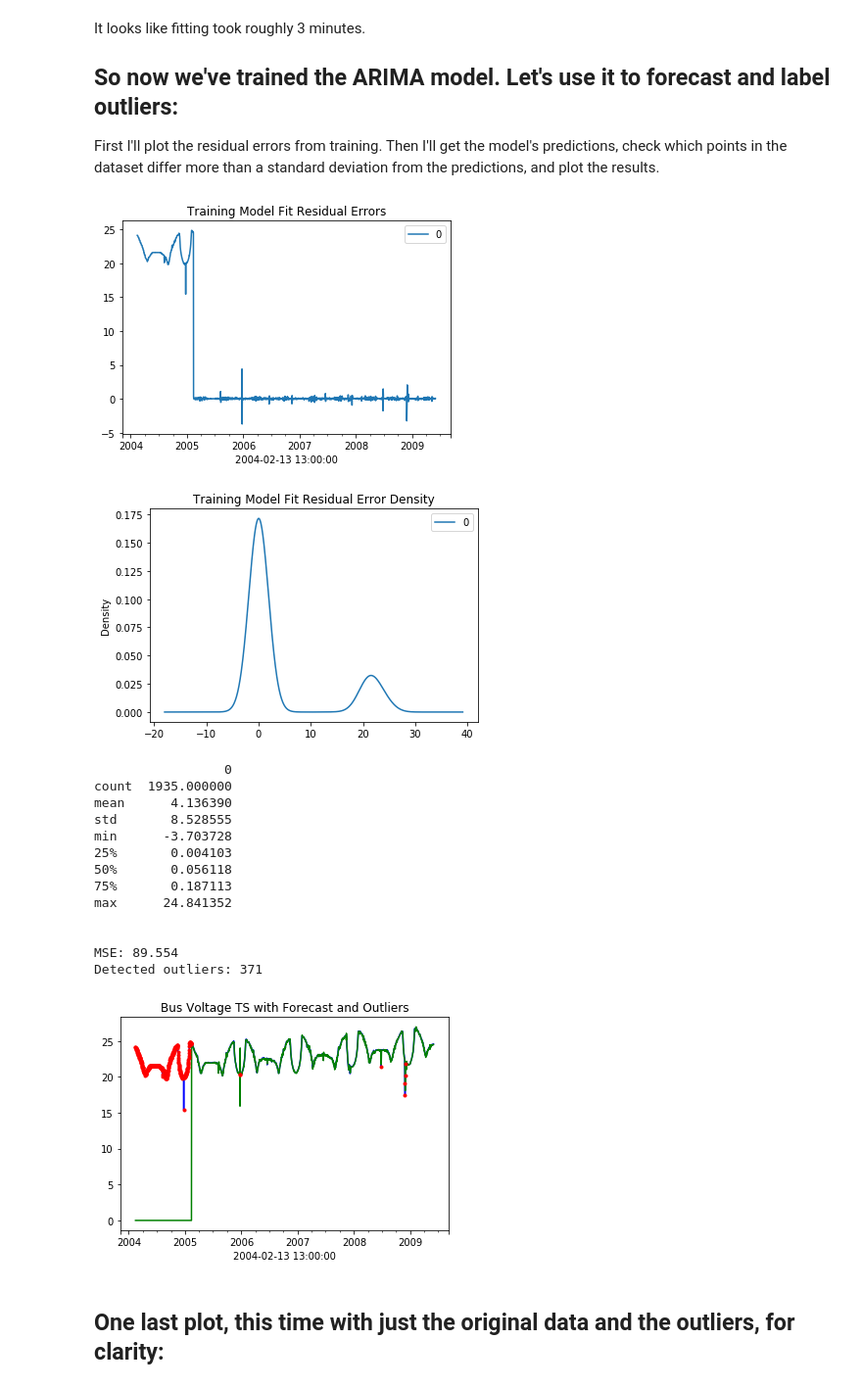
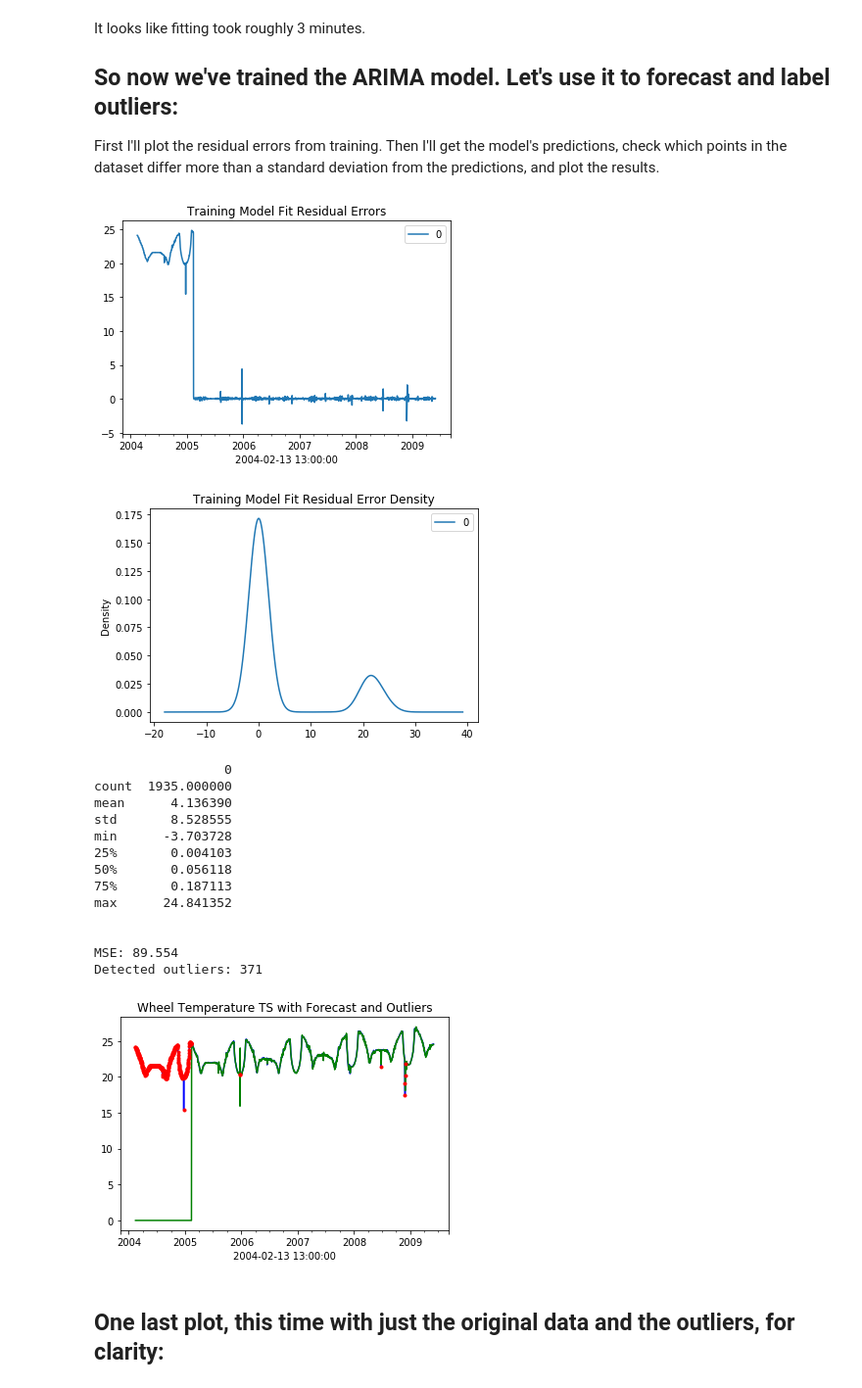
Before and after one commit to sapols/Satellite-Telemetry-Anomaly-Detection, a Jupyter notebook: explore/explore_arima_anomalies_in_wheel_temp_data.ipynb, the cells around one changed output. Shown: that part at 98% size. Drawn from its saved outputs; the diff is of its cells as text; code cells hidden in the pictures.

Commit message:
Wheel temp outlier detection with ARIMA

```diff
--- a/explore/explore_arima_anomalies_in_wheel_temp_data.ipynb
+++ b/explore/explore_arima_anomalies_in_wheel_temp_data.ipynb
@@ -132,7 +132,7 @@ predictions = trained_model_fit.predict(start=1, end=len(X)-1, typ='levels')
 predict_index = pd.Index(X.index[1:len(X)])
 predictions_with_dates = pd.Series(predictions.values, index=predict_index)
 outliers = pd.Series()
-time_series_with_outliers = pd.DataFrame({'Voltage': X})
+time_series_with_outliers = pd.DataFrame({'Temperature': X})
 time_series_with_outliers['Outlier'] = 'False'
 
 # Label outliers using the forecast
@@ -144,35 +144,35 @@ for t in range(len(X)-1):
         time_series_with_outliers.at[time_series.index[t+1], 'Outlier'] = 'True'
         outlier = pd.Series(obs, index=[X.index[t+1]])
         outliers = outliers.append(outlier)
 
 # Calculte MSE
 model_error = mean_squared_error(X[1:len(X)], predictions_with_dates)
 print('MSE: %.3f' % model_error)
 
 # Plot the forecast and outliers
-X.plot(color='blue', title='Bus Voltage TS with Forecast and Outliers')
+X.plot(color='blue', title='Wheel Temperature TS with Forecast and Outliers')
 predictions_with_dates.plot(color='green')
 if len(outliers) > 0:
     print('Detected outliers: ' + str(len(outliers)) + '\n')
     outliers.plot(color='red', style='.')
 pyplot.show()
 # %% [output]
 [figure]
 [figure]
                  0
 count  1935.000000
 mean      4.136390
 std       8.528555
 min      -3.703728
 25%       0.004103
 50%       0.056118
 75%       0.187113
 max      24.841352
 
 
 MSE: 89.554
 Detected outliers: 371
-[figure, old version]
+[figure, new version]
 # %% [markdown]
 ## One last plot, this time with just the original data and the outliers, for clarity:
 # %%
```
Also changed, not shown: parts of 2 cells of this notebook.
